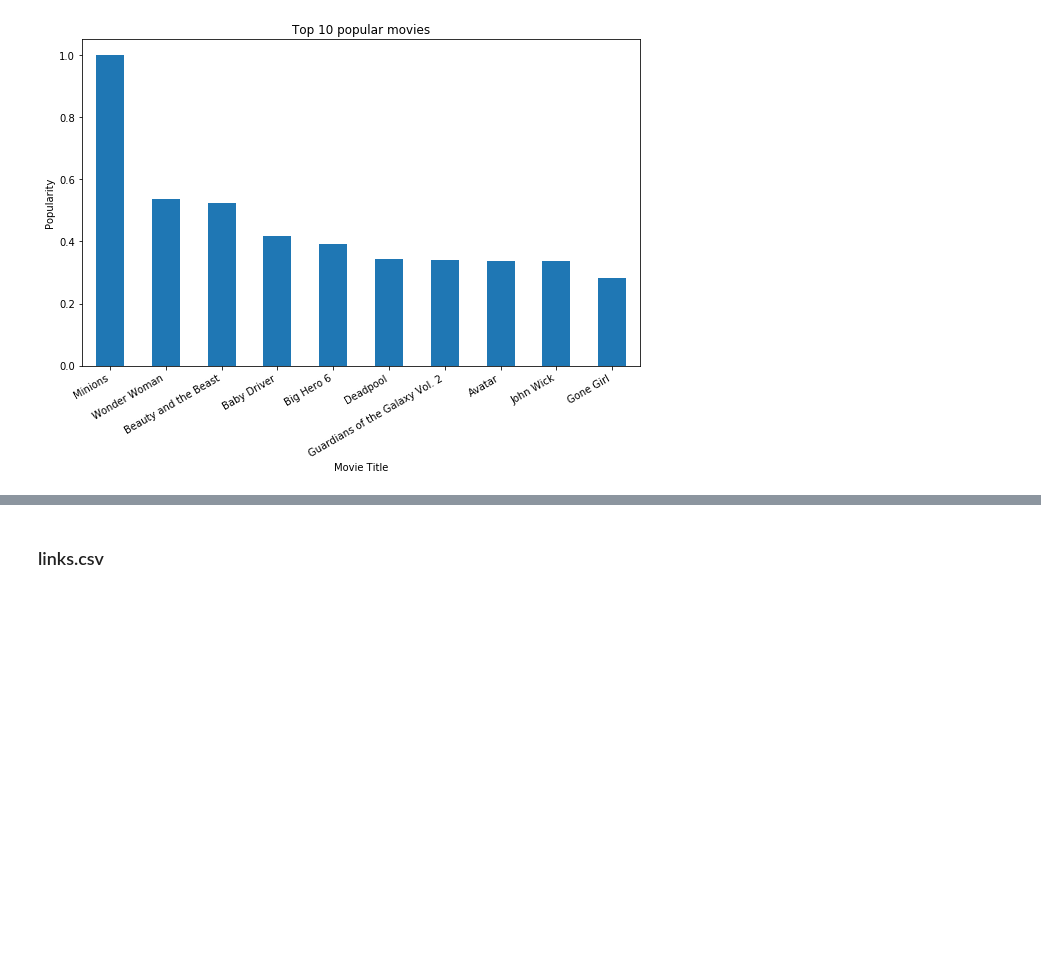
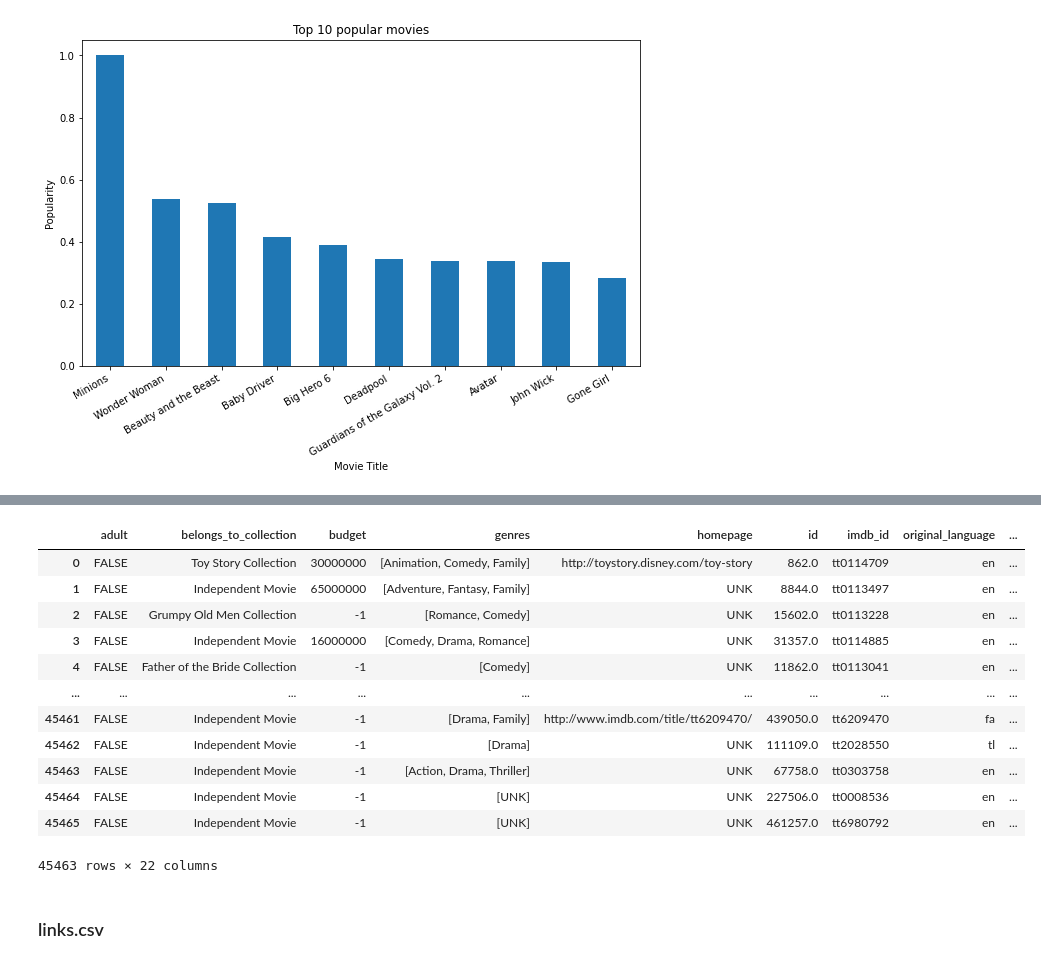
Before and after one commit to tsingh14/movie-api, a Jupyter notebook: movie_data_cleaning_exploring.ipynb, the cells around one changed output, grey strips where cells are left out. Drawn from its saved outputs; the diff is of its cells as text; code cells hidden in the pictures; blank space fills up the shorter version.

Commit message:
cleaned movies data

```diff
--- a/movie_data_cleaning_exploring.ipynb
+++ b/movie_data_cleaning_exploring.ipynb
@@ -194,0 +216,29 @@ Text(0.5, 1.0, 'Top 10 popular movies')
+# %%
+def weighted_rating(x):
+    min_vote_thresh = 3000
+    mean_rating_for_all_movies = 6.015
+    min_vote_thresh_movie_rating_sum = x[1] + min_vote_thresh
+
+    if x[0]==0 or x[1]==0:
+        return -1
+    return round((((x[1] * x[0]) / min_vote_thresh_movie_rating_sum) \
+      + (min_vote_thresh / min_vote_thresh_movie_rating_sum)) \
+    * mean_rating_for_all_movies, 3)
+# %%
+movies_meta['ratings_normalized'] = movies_meta[['vote_average', 'vote_count']].apply(weighted_rating, axis=1)
+# %%
+movies_meta
+# %% [output]
+|  | adult | belongs_to_collection | budget | genres | homepage | id | imdb_id | original_language | ... |
+| 0 | FALSE | Toy Story Collection | 30000000 | [Animation, Comedy, Family] | http://toystory.disney.com/toy-story | 862.0 | tt0114709 | en | ... |
+| 1 | FALSE | Independent Movie | 65000000 | [Adventure, Fantasy, Family] | UNK | 8844.0 | tt0113497 | en | ... |
+| 2 | FALSE | Grumpy Old Men Collection | -1 | [Romance, Comedy] | UNK | 15602.0 | tt0113228 | en | ... |
+| 3 | FALSE | Independent Movie | 16000000 | [Comedy, Drama, Romance] | UNK | 31357.0 | tt0114885 | en | ... |
+| 4 | FALSE | Father of the Bride Collection | -1 | [Comedy] | UNK | 11862.0 | tt0113041 | en | ... |
+| ... | ... | ... | ... | ... | ... | ... | ... | ... | ... |
+| 45461 | FALSE | Independent Movie | -1 | [Drama, Family] | http://www.imdb.com/title/tt6209470/ | 439050.0 | tt6209470 | fa | ... |
+| 45462 | FALSE | Independent Movie | -1 | [Drama] | UNK | 111109.0 | tt2028550 | tl | ... |
+| 45463 | FALSE | Independent Movie | -1 | [Action, Drama, Thriller] | UNK | 67758.0 | tt0303758 | en | ... |
+| 45464 | FALSE | Independent Movie | -1 | [UNK] | UNK | 227506.0 | tt0008536 | en | ... |
+| 45465 | FALSE | Independent Movie | -1 | [UNK] | UNK | 461257.0 | tt6980792 | en | ... |
+45463 rows × 22 columns
```
Also changed, not shown: parts of 13 cells of this notebook.
